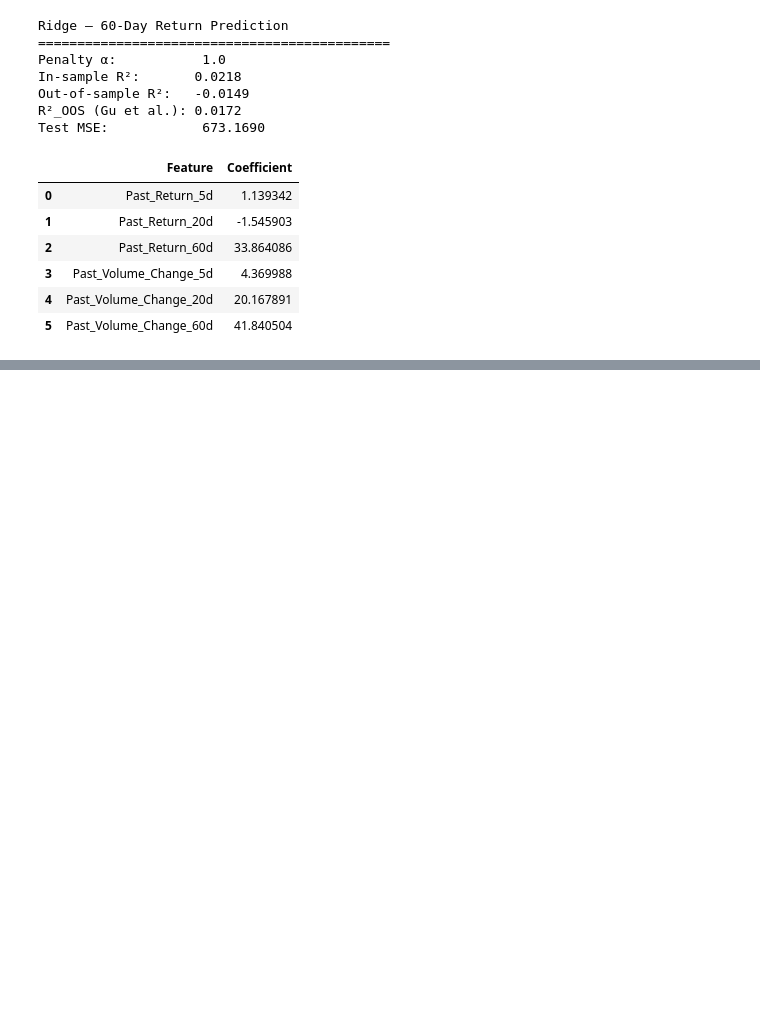
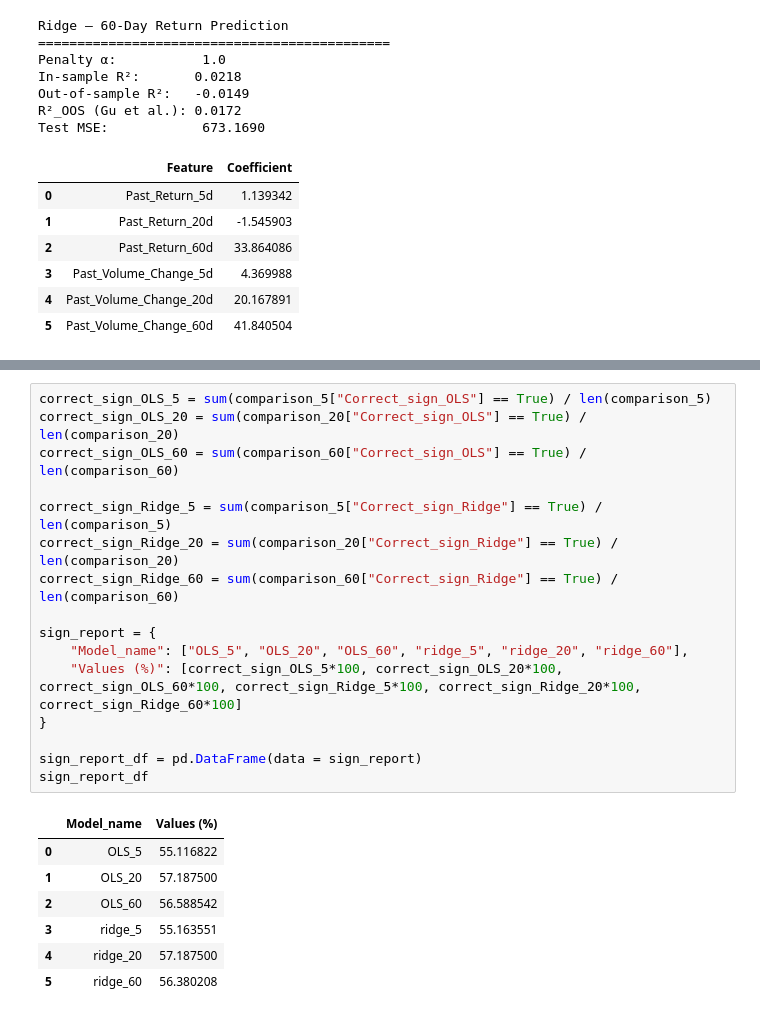
Before and after one commit to henricvsb/Finance-with-Big-Data-Lab-Sessions, a Jupyter notebook: #4/PCLAB#4 - Group 2 - Henricus Bracht Erdem Bayrakcioglu Leonard Fischbach.ipynb, the cells around one changed output, grey strips where cells are left out. Saved outputs shown, nothing was run; the diff lists cells and outputs as text; blank space fills up the shorter version.

```diff
--- a/#4/PCLAB#4 - Group 2 - Henricus Bracht Erdem Bayrakcioglu Leonard Fischbach.ipynb
+++ b/#4/PCLAB#4 - Group 2 - Henricus Bracht Erdem Bayrakcioglu Leonard Fischbach.ipynb
@@ -1134,0 +1227,24 @@ Test MSE:            673.1690
+# %%
+correct_sign_OLS_5 = sum(comparison_5["Correct_sign_OLS"] == True) / len(comparison_5)
+correct_sign_OLS_20 = sum(comparison_20["Correct_sign_OLS"] == True) / len(comparison_20)
+correct_sign_OLS_60 = sum(comparison_60["Correct_sign_OLS"] == True) / len(comparison_60)
+
+correct_sign_Ridge_5 = sum(comparison_5["Correct_sign_Ridge"] == True) / len(comparison_5)
+correct_sign_Ridge_20 = sum(comparison_20["Correct_sign_Ridge"] == True) / len(comparison_20)
+correct_sign_Ridge_60 = sum(comparison_60["Correct_sign_Ridge"] == True) / len(comparison_60)
+
+sign_report = {
+    "Model_name": ["OLS_5", "OLS_20", "OLS_60", "ridge_5", "ridge_20", "ridge_60"],
+    "Values (%)": [correct_sign_OLS_5*100, correct_sign_OLS_20*100, correct_sign_OLS_60*100, correct_sign_Ridge_5*100, correct_sign_Ridge_20*100, correct_sign_Ridge_60*100]
+}
+
+sign_report_df = pd.DataFrame(data = sign_report)
+sign_report_df
+# %% [output]
+|  | Model_name | Values (%) |
+| 0 | OLS_5 | 55.116822 |
+| 1 | OLS_20 | 57.187500 |
+| 2 | OLS_60 | 56.588542 |
+| 3 | ridge_5 | 55.163551 |
+| 4 | ridge_20 | 57.187500 |
+| 5 | ridge_60 | 56.380208 |
```
Also changed, not shown: parts of 12 cells of this notebook.
